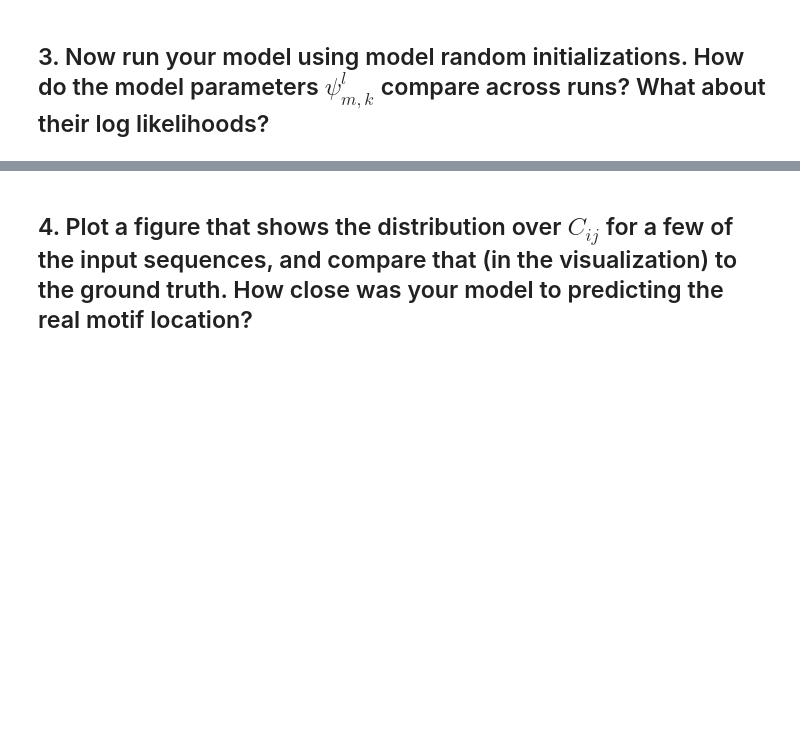
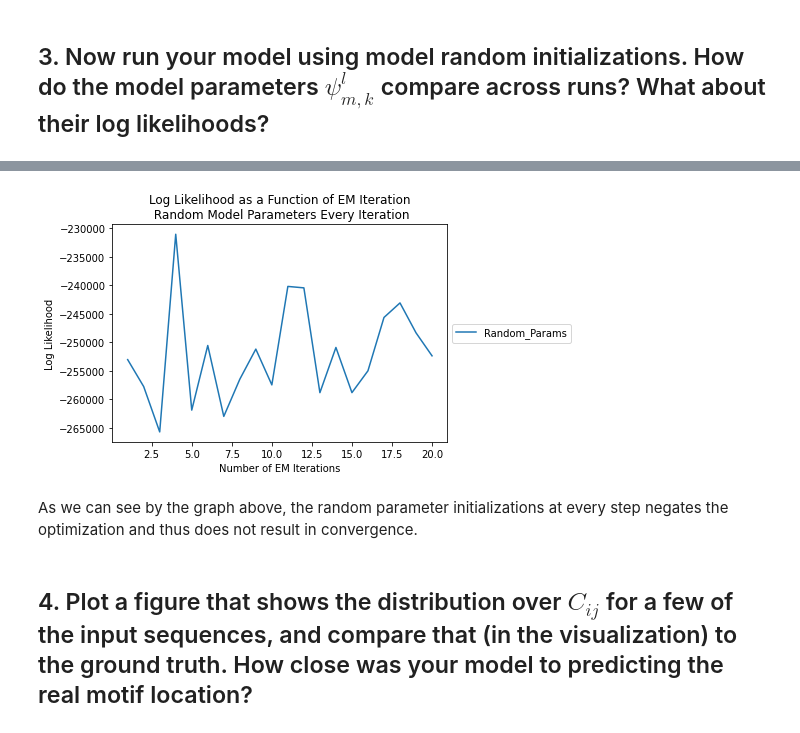
Before and after one commit to vhaghani26/BST_227_Code, a Jupyter notebook: Assignment_1.ipynb, the cells around one changed output, grey strips where cells are left out. Saved outputs shown, nothing was run; the diff lists cells and outputs as text; code cells hidden in the pictures; blank space fills up the shorter version.

```diff
--- a/Assignment_1.ipynb
+++ b/Assignment_1.ipynb
@@ -591,0 +594,9 @@ motif_logo = logomaker.Logo(motif_table,
+# %%
+# Set the number of EM iterations
+num_iterations = 20
+
+# Sequence data used
+seq_data = my_ohe_sequence_padded
+
+# Length of the motif
+motif_length = 18
@@ -592,59 +646,31 @@ motif_logo = logomaker.Logo(motif_table,
 # %%
-# Set the number of EM iterations
-num_iterations = 10
-
-# Sequence data used
-seq_data = my_ohe_sequence_padded
-
-# Length of the motif
-motif_length = 18
-
-np.random.seed(1)
-initial_params_1 = initialize_random_params(seq_len, motif_length)
-np.random.seed(2)
-initial_params_2 = initialize_random_params(seq_len, motif_length)
-np.random.seed(3)
-initial_params_3 = initialize_random_params(seq_len, motif_length)
-np.random.seed(4)
-initial_params_4 = initialize_random_params(seq_len, motif_length)
-np.random.seed(5)
-initial_params_5 = initialize_random_params(seq_len, motif_length)
-
-
-# Create lists that will contain the log likelihoods for plotting
-rand_init_1, params_list_1 = run_em(initial_params_1, num_iterations, seq_data, motif_length)
-rand_init_2, params_list_2 = run_em(initial_params_2, num_iterations, seq_data, motif_length)
-rand_init_3, params_list_3 = run_em(initial_params_3, num_iterations, seq_data, motif_length)
-rand_init_4, params_list_4 = run_em(initial_params_4, num_iterations, seq_data, motif_length)
-rand_init_5, params_list_5 = run_em(initial_params_5, num_iterations, seq_data, motif_length)
-
 import matplotlib.pyplot as plt
 
 # Set number of iterations
 iterations = 20
 
 # Create list containing iteration number (for x-axis labels)
 num_iterations = []
 # Use range (1, iterations+1) since Python uses 0-based indexing
 for i in range(1, iterations+1):
   num_iterations.append(i)
 
 # Make a plot where the x-axis is the number of iterations
 # and the y-axis contains the log likelihoods
-plt.plot(num_iterations, rand_init_1, label = "rand_init_1")
-plt.plot(num_iterations, rand_init_2, label = "rand_init_2")
-plt.plot(num_iterations, rand_init_3, label = "rand_init_3")
-plt.plot(num_iterations, rand_init_4, label = "rand_init_4")
-plt.plot(num_iterations, rand_init_5, label = "rand_init_5")
+plt.plot(num_iterations, loglikelihoods, label = "Random_Params")
 
 # Assign axis titles, plot titles, and legend
-plt.title('Log Likelihood as a Function of EM Iteration')
+plt.title('Log Likelihood as a Function of EM Iteration\n Random Model Parameters Every Iteration')
 plt.xlabel('Number of EM Iterations')
 plt.ylabel('Log Likelihood')
 plt.legend(loc='center left', bbox_to_anchor=(1, 0.5))
 
 # Generate plot
 plt.show()
+# %% [output]
+[figure, added]
+# %% [markdown]
+As we can see by the graph above, the random parameter initializations at every step negates the optimization and thus does not result in convergence.
 # %% [markdown]
 ## 4. Plot a figure that shows the distribution over $C_{ij}$ for a few of the input sequences, and compare that (in the visualization) to the ground truth. How close was your model to predicting the real motif location?
 # %% [markdown]
```
Also changed, not shown: parts of 4 cells of this notebook.
